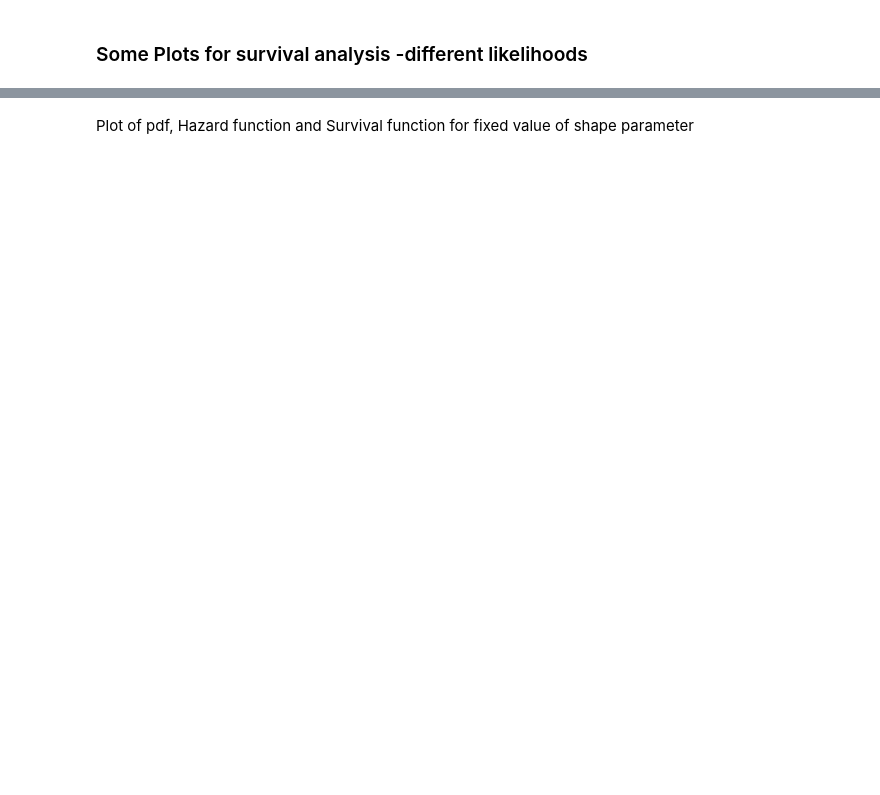
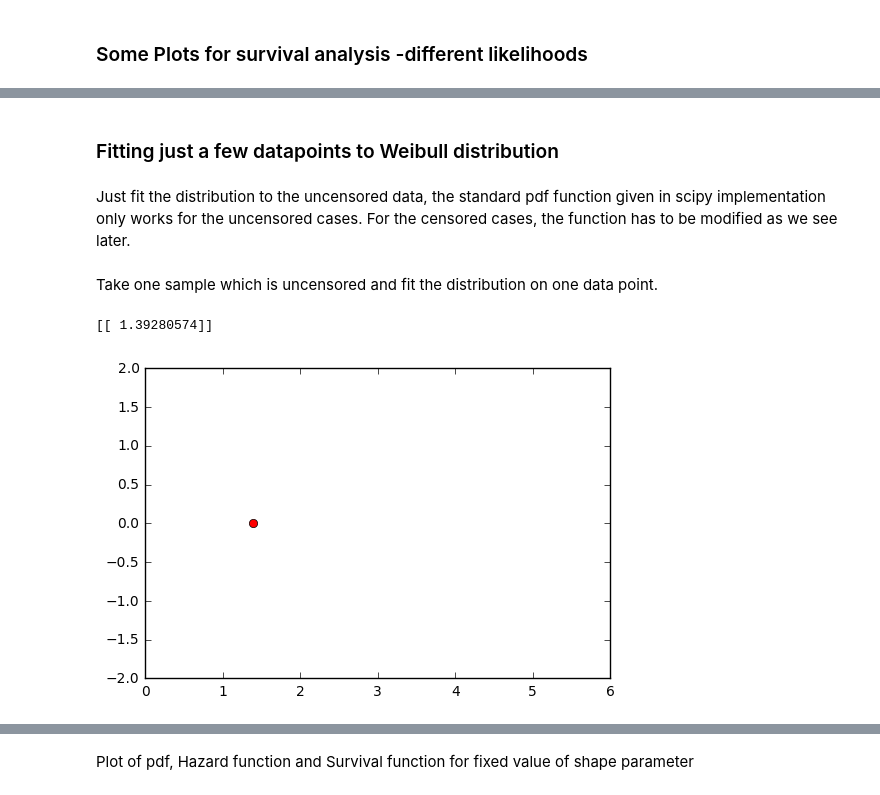
Before and after one commit to adhaka/notebook_gallery, a Jupyter notebook: clean/Plots-Survival.ipynb, the cells around one changed output, grey strips where cells are left out. Cells and saved outputs as stored; diff of their text form; code cells hidden in the pictures; blank space fills up the shorter version.

```diff
--- a/clean/Plots-Survival.ipynb
+++ b/clean/Plots-Survival.ipynb
@@ -34,0 +19,14 @@ for i,rv in enumerate(rvs):
+# %%
+import pods
+leukemia = pods.datasets.leukemia()
+X = leukemia['X'].copy()
+Y = leukemia['Y'].copy()
+Y_original = Y.copy()
+Z = leukemia['censoring'].copy()
+Y = Y / gmean(Y)
+Y = Y.reshape(-1,1)
+Y_original.reshape(-1,1)
+Z = 1 - Z
+# %%
+Z= Z.reshape(-1,1)
+print(X.shape), print(Y.shape), print(Z.shape)
@@ -34,0 +135,20 @@ for i,rv in enumerate(rvs):
+# %% [markdown]
+### Fitting just a few datapoints to Weibull distribution
+# %% [markdown]
+Just fit the distribution to the uncensored data, the standard pdf function given in scipy implementation only works for the uncensored cases. For the censored cases, the function has to be modified as we see later.
+# %% [markdown]
+Take one sample which is uncensored and fit the distribution on one data point.
+# %%
+seed =  9920
+np.random.seed(seed=seed)
+N = 1
+uncensored_ind = np.random.choice(len(Y_uncensored), N)
+Y_uncensored_samples = Y_uncensored[uncensored_ind,:]
+plt.plot( Y_uncensored_samples,np.zeros(N), 'ro')
+print(Y_uncensored_samples)
+plt.axis([0, 6, -2, 2])
+plt.show()
+plt.show()
+# %% [output]
+[[ 1.39280574]]
+[figure, added]
```
Also changed, not shown: parts of 82 cells of this notebook.
